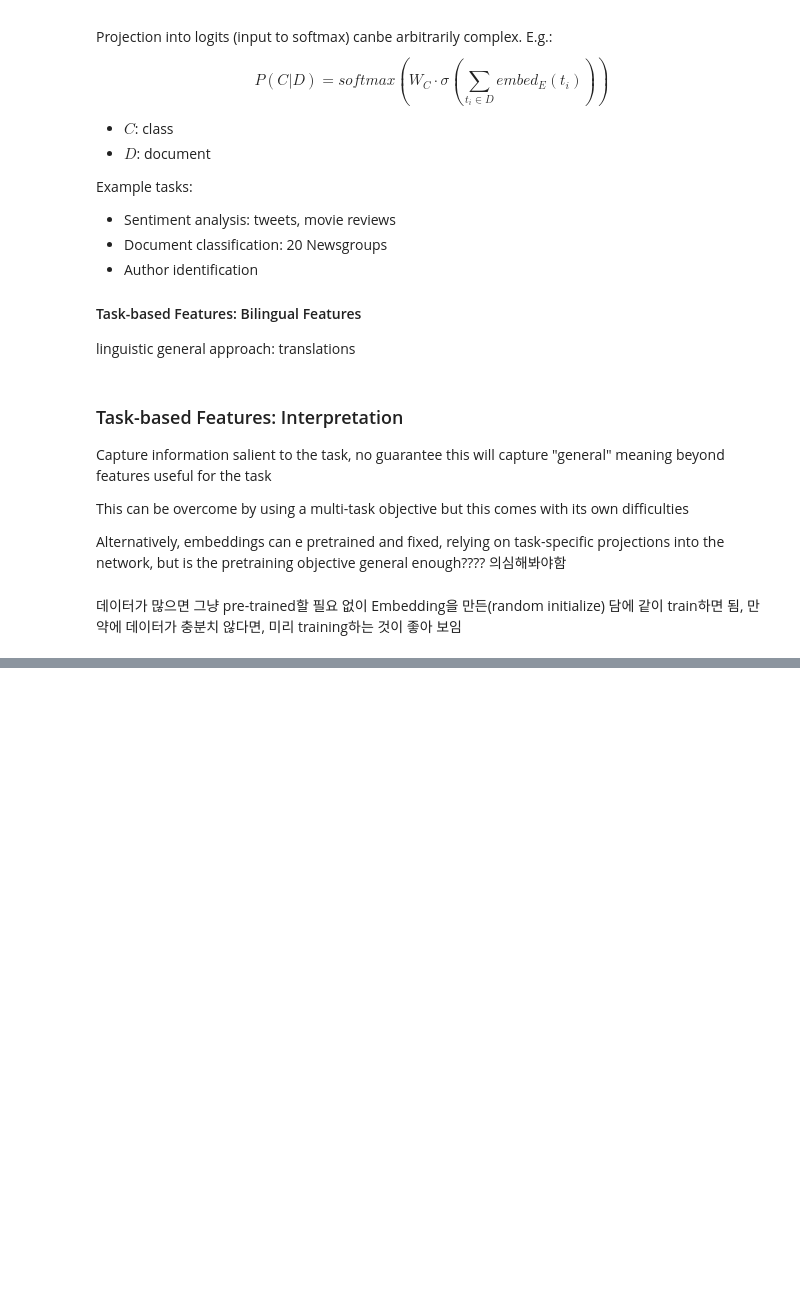
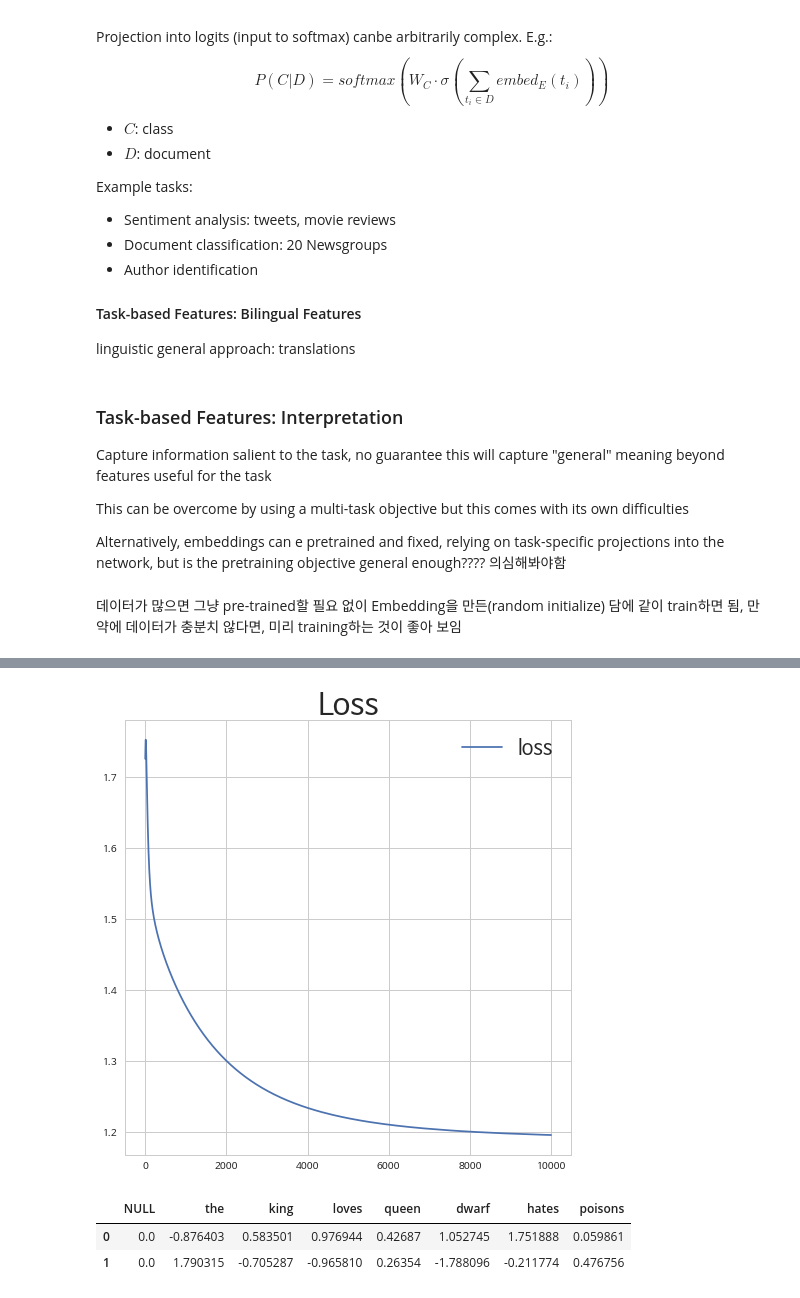
Before and after one commit to simonjisu/DeepMind_NLP, a Jupyter notebook: DeepMind_NLP-2.ipynb, the cells around one changed output, grey strips where cells are left out. Cells and saved outputs as stored; diff of their text form; code cells hidden in the pictures; blank space fills up the shorter version.

Commit message:
build word2vec using pytorch(cbow)

```diff
--- a/DeepMind_NLP-2.ipynb
+++ b/DeepMind_NLP-2.ipynb
@@ -264,0 +363,4 @@ Alternatively, embeddings can e pretrained and fixed, relying on task-specific p
+# %%
+word2vec = WORD2VEC(N=2, half_window_size=2, lr=0.01)
+# %%
+X, y = word2vec.fit(corpus)
@@ -264,0 +371,22 @@ Alternatively, embeddings can e pretrained and fixed, relying on task-specific p
+# %%
+F = nn.CrossEntropyLoss()
+optimizer = optim.SGD(word2vec.parameters(), lr=word2vec.lr)
+# %%
+n_epoch = 10000
+loss_list = []
+for epoch in range(n_epoch):
+
+    for batch_X, batch_y in zip(X, y):
+        optimizer.zero_grad()
+        batch_X = Variable(torch.LongTensor(batch_X))
+        batch_y = Variable(torch.LongTensor(batch_y))
+
+        output, probs = word2vec.forward(batch_X)
+
+        loss = F(output, batch_y)
+
+        loss.backward()
+        optimizer.step()
+    loss_list.append(loss.data[0])
+    if epoch % 1000 == 0:
+        print('#{}| loss:{}'.format(epoch, loss.data[0]))
@@ -264,0 +404,9 @@ Alternatively, embeddings can e pretrained and fixed, relying on task-specific p
+# %%
+xx = np.linspace(0, n_epoch, num=n_epoch)
+plt.figure(figsize=(8, 8))
+plt.plot(xx, loss_list, label='loss')
+plt.legend(fontsize=20)
+plt.title('Loss', fontsize=30)
+plt.show()
+# %% [output]
+[figure, added]
@@ -264,0 +421,6 @@ Alternatively, embeddings can e pretrained and fixed, relying on task-specific p
+# %%
+df
+# %% [output]
+|  | NULL | the | king | loves | queen | dwarf | hates | poisons |
+| 0 | 0.0 | -0.876403 | 0.583501 | 0.976944 | 0.42687 | 1.052745 | 1.751888 | 0.059861 |
+| 1 | 0.0 | 1.790315 | -0.705287 | -0.965810 | 0.26354 | -1.788096 | -0.211774 | 0.476756 |
```
Also changed, not shown: parts of 15 cells of this notebook, 1 other file.
